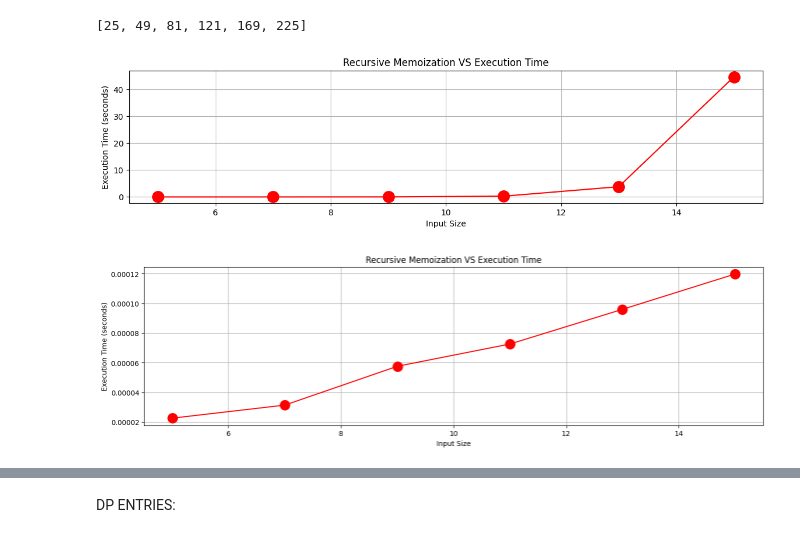
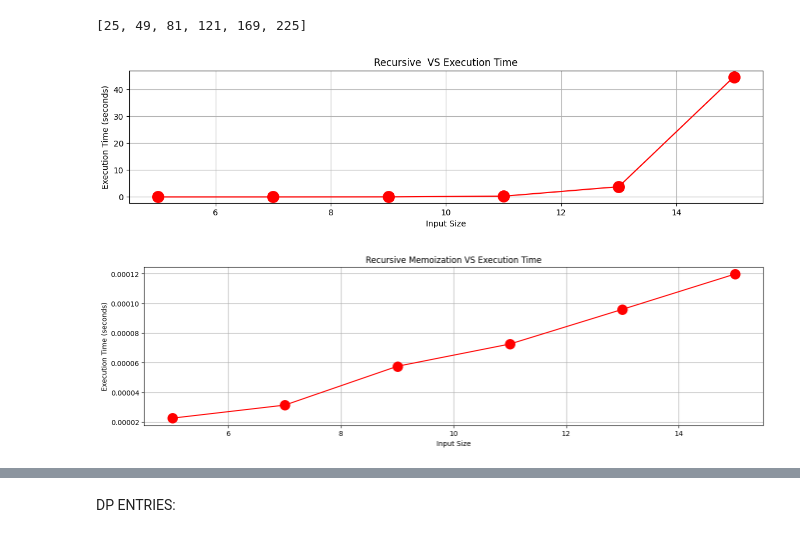
Before and after one commit to Sajithrajan03/DataStructures-and-Algorithms, a Jupyter notebook: Dynamic_Programing/ss/LCS.ipynb, the cells around one changed output, grey strips where cells are left out. Cells and saved outputs as stored; diff of their text form; code cells hidden in the pictures.

```diff
--- a/Dynamic_Programing/ss/LCS.ipynb
+++ b/Dynamic_Programing/ss/LCS.ipynb
@@ -237,23 +245,23 @@ total_dp_entries_bottom_up
 # %%
 plt.figure(figsize=(14,10))
 plt.subplot(3, 1, 1)
 plt.plot(data_sizes,execution_times_recursive, marker='o',color='r',markersize=14)
 plt.xlabel('Input Size')
 plt.ylabel('Execution Time (seconds)')
-plt.title('Recursive Memoization VS Execution Time')
+plt.title('Recursive  VS Execution Time')
 plt.grid(True)
 plt.show()
 
 plt.figure(figsize=(16,14))
 plt.subplot(3, 1, 2)
 plt.plot(data_sizes,  execution_times_memoization, marker='o',color='r',markersize=14)
 plt.xlabel('Input Size')
 plt.ylabel('Execution Time (seconds)')
 plt.title('Recursive Memoization VS Execution Time')
 plt.grid(True)
 plt.show()
 # %% [output]
-[figure, old version]
+[figure, new version]
 [figure]
 # %%
 
```
Also changed, not shown: parts of 26 cells of this notebook, 2 other files.
